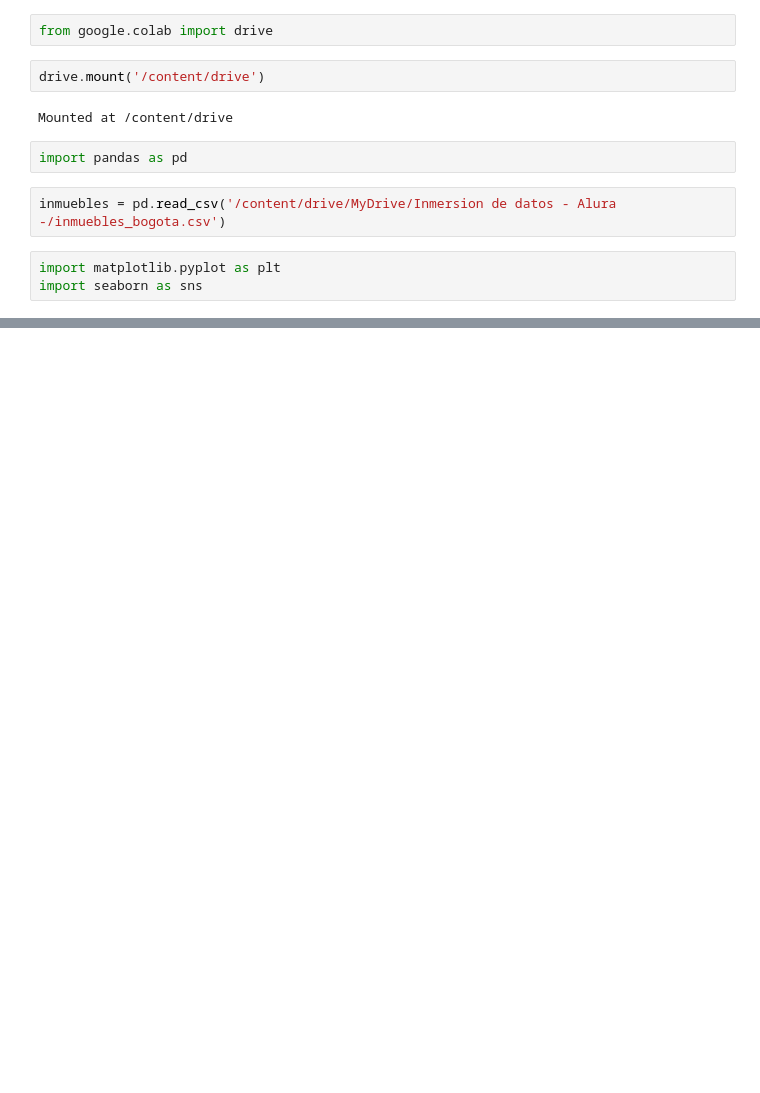
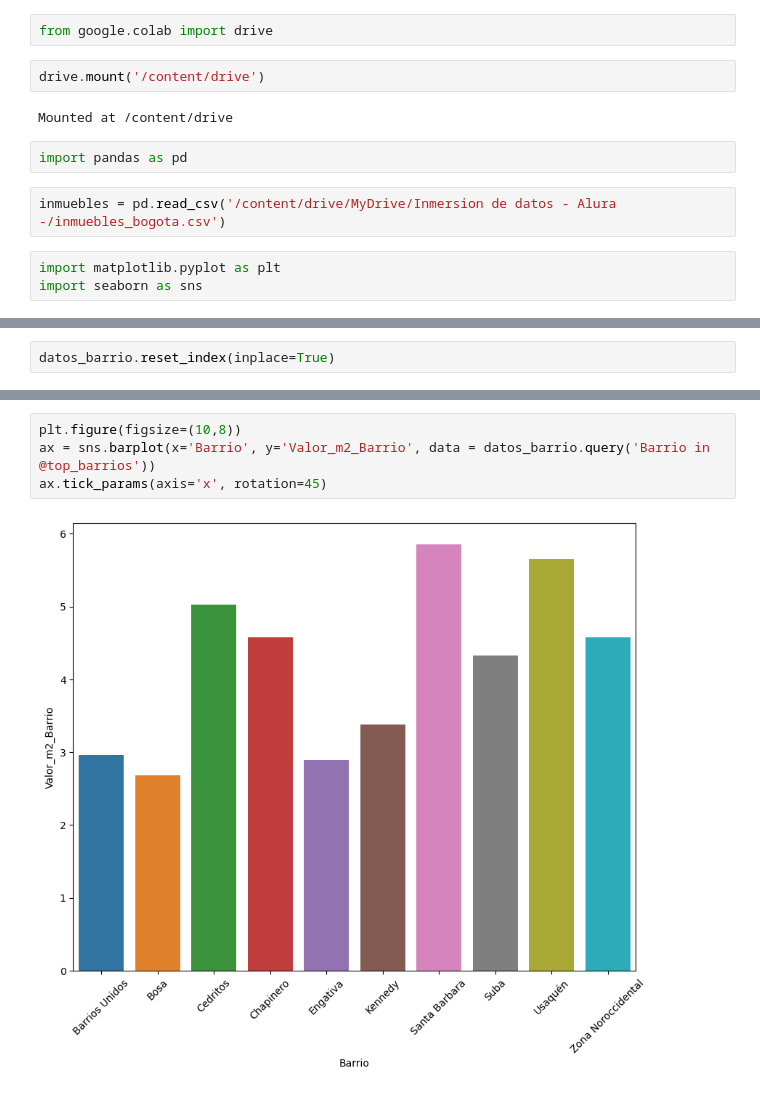
Before and after one commit to Marelyn15/inmersion-datos-alura-dia3, a Jupyter notebook: Inmersion_de_datos_Alura3.ipynb, the cells around one changed output, grey strips where cells are left out. Saved outputs shown, nothing was run; the diff lists cells and outputs as text; blank space fills up the shorter version.

```diff
--- a/Inmersion_de_datos_Alura3.ipynb
+++ b/Inmersion_de_datos_Alura3.ipynb
@@ -38,3 +38,5 @@ inmuebles.head(3)
 | 0 | Apartamento | Apartamento en venta en Zona Noro... | 3 | 2 | 70 | Zona Noroccidental | CHAPINERO: Pardo Rubio + Chapinero | $ 360.000.000 | $ | 360000000 | ... |
 | 1 | Casa | Casa en venta en Castilla | 4 | 3 | 170 | Castilla | KENNEDY: Castilla + Bavaria | $ 670.000.000 | $ | 670000000 | ... |
 | 2 | Apartamento | Apartamento en venta en Chico Res... | 3 | 3 | 144 | Chico Reservado | CHAPINERO: Chicó Lago + El Refugio | $ 1.120.000.000 | $ | 1120000000 | ... |
+# %%
+datos_barrio.reset_index(inplace=True)
@@ -40,0 +81,6 @@ inmuebles.head(3)
+# %%
+plt.figure(figsize=(10,8))
+ax = sns.barplot(x='Barrio', y='Valor_m2_Barrio', data = datos_barrio.query('Barrio in @top_barrios'))
+ax.tick_params(axis='x', rotation=45)
+# %% [output]
+[figure, added]
```
Also changed, not shown: parts of 7 cells of this notebook.
